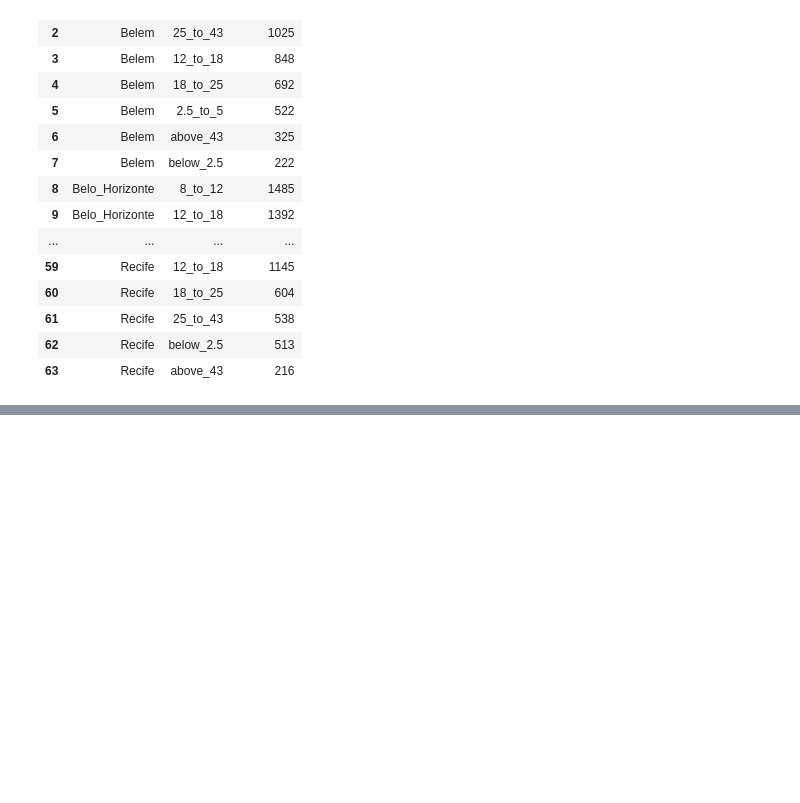
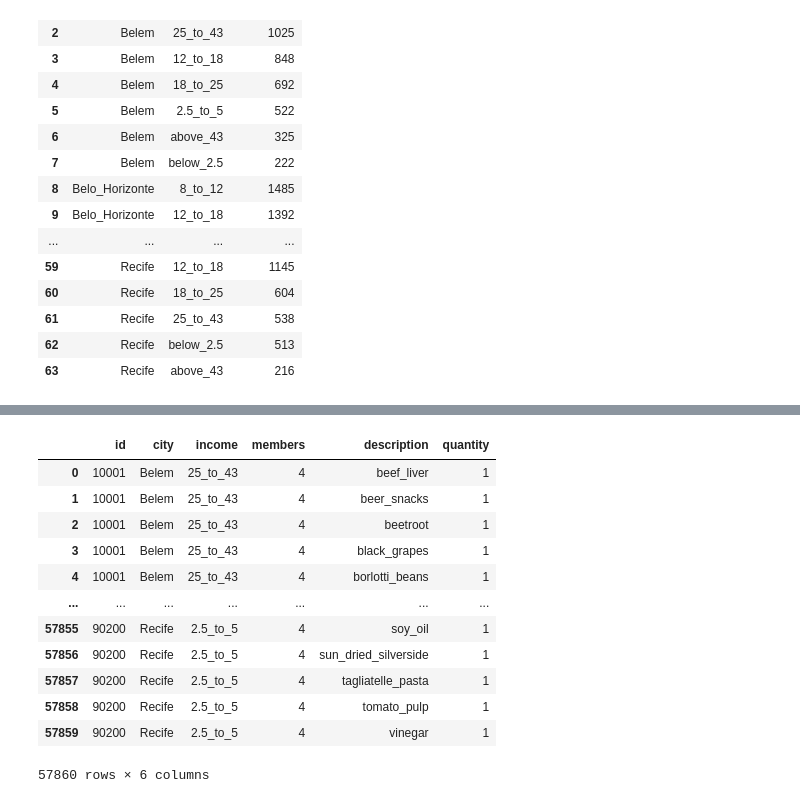
Before and after one commit to alokg1019/DataMining_Team1, a Jupyter notebook: Preprocessing_CES.ipynb, the cells around one changed output, grey strips where cells are left out. Saved outputs shown, nothing was run; the diff lists cells and outputs as text; code cells hidden in the pictures; blank space fills up the shorter version.

```diff
--- a/Preprocessing_CES.ipynb
+++ b/Preprocessing_CES.ipynb
@@ -291,0 +352,18 @@ ces_f_income_df
+# %%
+ces1=ces
+ces1['quantity']=1
+ces1
+# %% [output]
+|  | id | city | income | members | description | quantity |
+| 0 | 10001 | Belem | 25_to_43 | 4 | beef_liver | 1 |
+| 1 | 10001 | Belem | 25_to_43 | 4 | beer_snacks | 1 |
+| 2 | 10001 | Belem | 25_to_43 | 4 | beetroot | 1 |
+| 3 | 10001 | Belem | 25_to_43 | 4 | black_grapes | 1 |
+| 4 | 10001 | Belem | 25_to_43 | 4 | borlotti_beans | 1 |
+| ... | ... | ... | ... | ... | ... | ... |
+| 57855 | 90200 | Recife | 2.5_to_5 | 4 | soy_oil | 1 |
+| 57856 | 90200 | Recife | 2.5_to_5 | 4 | sun_dried_silverside | 1 |
+| 57857 | 90200 | Recife | 2.5_to_5 | 4 | tagliatelle_pasta | 1 |
+| 57858 | 90200 | Recife | 2.5_to_5 | 4 | tomato_pulp | 1 |
+| 57859 | 90200 | Recife | 2.5_to_5 | 4 | vinegar | 1 |
+57860 rows × 6 columns
```
Also changed, not shown: parts of 11 cells of this notebook.
